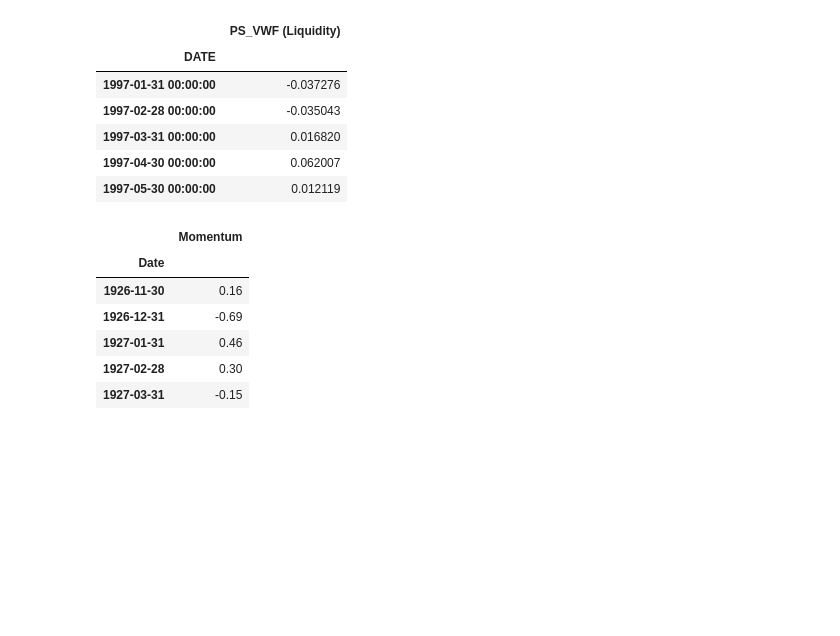
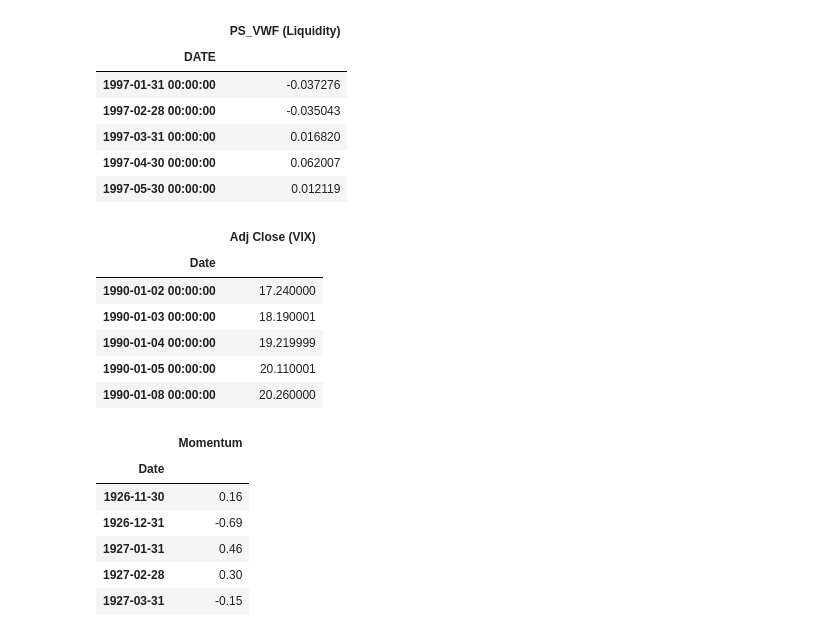
Before and after one commit to yiran06/Dynamic_Factor_Timing_Project, a Jupyter notebook: Factor_Aggregation.ipynb, the cells around one changed output. Cells and saved outputs as stored; diff of their text form; code cells hidden in the pictures; blank space fills up the shorter version.

```diff
--- a/Factor_Aggregation.ipynb
+++ b/Factor_Aggregation.ipynb
@@ -81,6 +81,20 @@ df_liq.head()
 | 1997-03-31 00:00:00 | 0.016820 |
 | 1997-04-30 00:00:00 | 0.062007 |
 | 1997-05-30 00:00:00 | 0.012119 |
+# %%
+df_vix = pd.read_csv('data/factors/VIX_daily.csv',
+                 index_col='Date', usecols=['Date', 'Adj Close'])
+df_vix.index = pd.to_datetime(df_vix.index)
+df_vix.rename(index=str, columns={"Adj Close": "Adj Close (VIX)"}, inplace=True)
+df_vix.head()
+# %% [output]
+|  | Adj Close (VIX) |
+| Date |  |
+| 1990-01-02 00:00:00 | 17.240000 |
+| 1990-01-03 00:00:00 | 18.190001 |
+| 1990-01-04 00:00:00 | 19.219999 |
+| 1990-01-05 00:00:00 | 20.110001 |
+| 1990-01-08 00:00:00 | 20.260000 |
 # %%
 def Aggregate_Monthly(df, cols=''):
     grouped = df.groupby(pd.TimeGrouper(freq='M'))  # group by month
```
Also changed, not shown: parts of 16 cells of this notebook.
